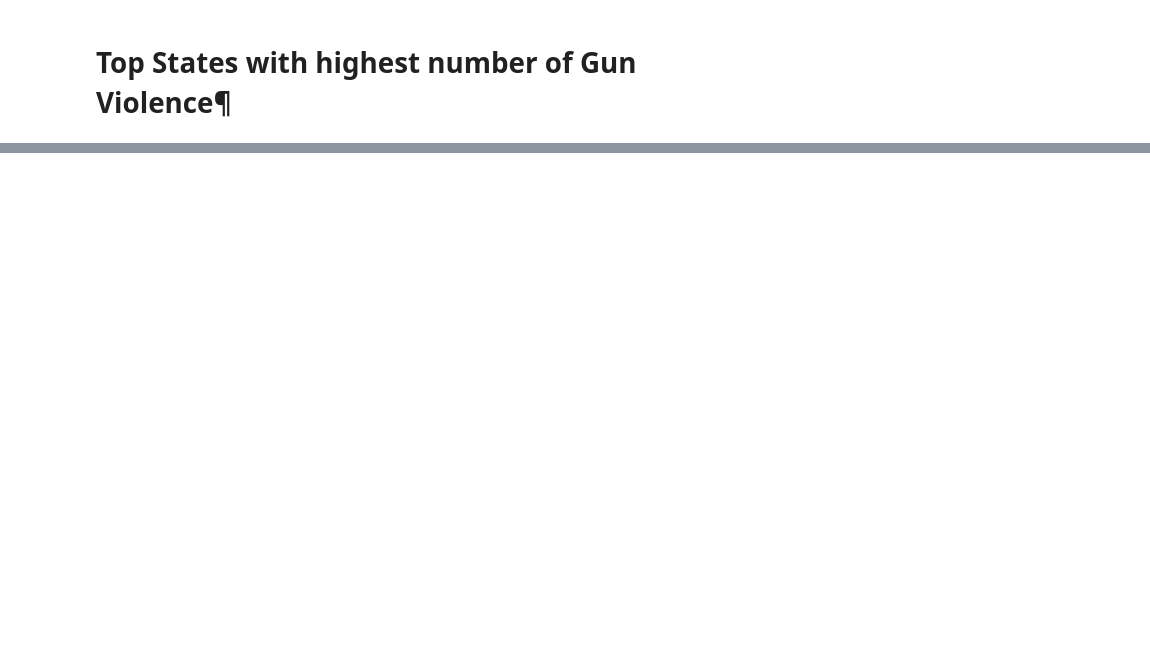
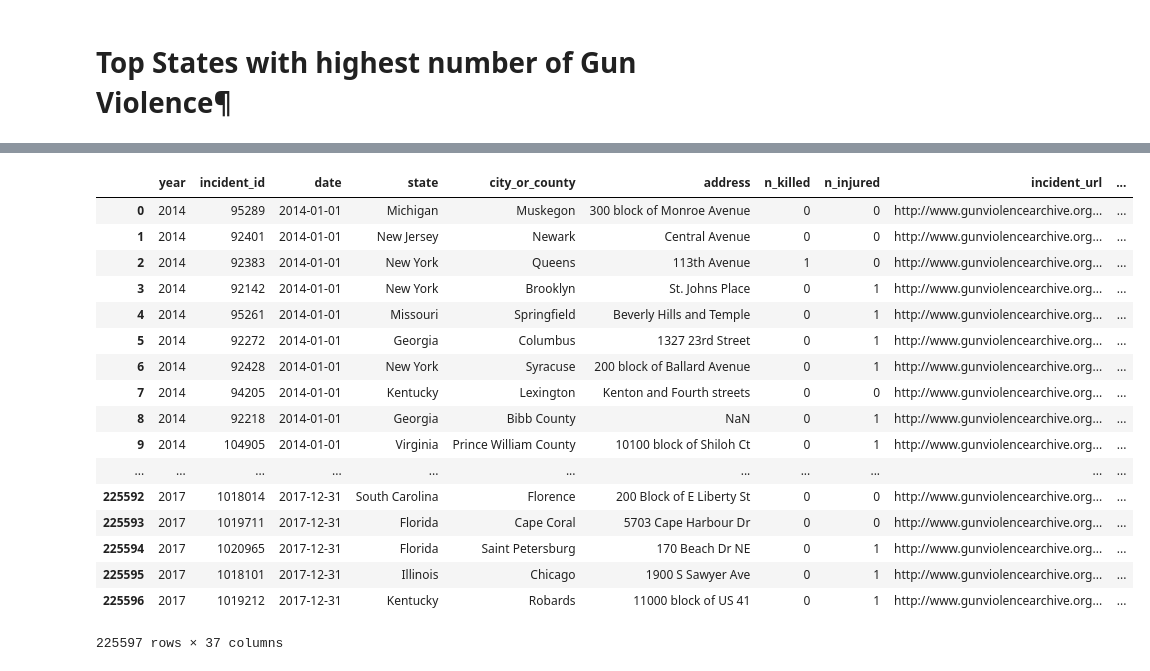
Before and after one commit to Nadide/Gun-Violence-Data-Analysis, a Jupyter notebook: analysis_notebooks/Location related analysis.ipynb, the cells around one changed output, grey strips where cells are left out. Cells and saved outputs as stored; diff of their text form; code cells hidden in the pictures; blank space fills up the shorter version.

```diff
--- a/analysis_notebooks/Location related analysis.ipynb
+++ b/analysis_notebooks/Location related analysis.ipynb
@@ -160,0 +405,12 @@ Text(0.5, 1.0, 'Top 10 High Crime Rate Cities')
+# %%
+# Add missing data manually
+missing_row = ['sban_1', '2017-10-01', 'Nevada', 'Las Vegas', 'Mandalay Bay 3950 Blvd S', 59, 489, 'https://en.wikipedia.org/wiki/2017_Las_Vegas_shooting', 'https://en.wikipedia.org/wiki/2017_Las_Vegas_shooting', '-', '-', '-', '-', '-', '36.095', 'Hotel',
+               '-115.171667', 47, 'Route 91 Harvest Festiva; concert, open fire from 32nd floor. 47 guns seized; TOTAL:59 kill, 489 inj, number shot TBD,girlfriend Marilou Danley POI', '-', '-', '-', '-', '-', '-', '-', '-', '-', '-']
+df.loc[len(df)] = missing_row
+
+# Add total loss column
+df['loss'] = df['n_killed'] + df['n_injured']
+
+#List top 10 serious gun violence incidents
+df1 = df.sort_values(['loss'], ascending=[False])
+df1[['date', 'state', 'city_or_county', 'address', 'n_killed', 'n_injured']].head(10)
@@ -160,0 +468,8 @@ Text(0.5, 1.0, 'Top 10 High Crime Rate Cities')
+# %%
+df['date'] = pd.to_datetime(df['date'])
+df['year'] = df['date'].dt.year
+df['month'] = df['date'].dt.month
+df['monthday'] = df['date'].dt.day
+df['weekday'] = df['date'].dt.weekday
+
+df.head()
@@ -160,0 +516,25 @@ Text(0.5, 1.0, 'Top 10 High Crime Rate Cities')
+# %%
+df = df.set_index('year')
+df = df.drop(2013, axis=0)
+df = df.drop(2018, axis=0)
+df.reset_index(inplace = True)
+df
+# %% [output]
+|  | year | incident_id | date | state | city_or_county | address | n_killed | n_injured | incident_url | ... |
+| 0 | 2014 | 95289 | 2014-01-01 | Michigan | Muskegon | 300 block of Monroe Avenue | 0 | 0 | http://www.gunviolencearchive.org... | ... |
+| 1 | 2014 | 92401 | 2014-01-01 | New Jersey | Newark | Central Avenue | 0 | 0 | http://www.gunviolencearchive.org... | ... |
+| 2 | 2014 | 92383 | 2014-01-01 | New York | Queens | 113th Avenue | 1 | 0 | http://www.gunviolencearchive.org... | ... |
+| 3 | 2014 | 92142 | 2014-01-01 | New York | Brooklyn | St. Johns Place | 0 | 1 | http://www.gunviolencearchive.org... | ... |
+| 4 | 2014 | 95261 | 2014-01-01 | Missouri | Springfield | Beverly Hills and Temple | 0 | 1 | http://www.gunviolencearchive.org... | ... |
+| 5 | 2014 | 92272 | 2014-01-01 | Georgia | Columbus | 1327 23rd Street | 0 | 1 | http://www.gunviolencearchive.org... | ... |
+| 6 | 2014 | 92428 | 2014-01-01 | New York | Syracuse | 200 block of Ballard Avenue | 0 | 1 | http://www.gunviolencearchive.org... | ... |
+| 7 | 2014 | 94205 | 2014-01-01 | Kentucky | Lexington | Kenton and Fourth streets | 0 | 0 | http://www.gunviolencearchive.org... | ... |
+| 8 | 2014 | 92218 | 2014-01-01 | Georgia | Bibb County | NaN | 0 | 1 | http://www.gunviolencearchive.org... | ... |
+| 9 | 2014 | 104905 | 2014-01-01 | Virginia | Prince William County | 10100 block of Shiloh Ct | 0 | 1 | http://www.gunviolencearchive.org... | ... |
+| ... | ... | ... | ... | ... | ... | ... | ... | ... | ... | ... |
+| 225592 | 2017 | 1018014 | 2017-12-31 | South Carolina | Florence | 200 Block of E Liberty St | 0 | 0 | http://www.gunviolencearchive.org... | ... |
+| 225593 | 2017 | 1019711 | 2017-12-31 | Florida | Cape Coral | 5703 Cape Harbour Dr | 0 | 0 | http://www.gunviolencearchive.org... | ... |
+| 225594 | 2017 | 1020965 | 2017-12-31 | Florida | Saint Petersburg | 170 Beach Dr NE | 0 | 1 | http://www.gunviolencearchive.org... | ... |
+| 225595 | 2017 | 1018101 | 2017-12-31 | Illinois | Chicago | 1900 S Sawyer Ave | 0 | 1 | http://www.gunviolencearchive.org... | ... |
+| 225596 | 2017 | 1019212 | 2017-12-31 | Kentucky | Robards | 11000 block of US 41 | 0 | 1 | http://www.gunviolencearchive.org... | ... |
+225597 rows × 37 columns
```
Also changed, not shown: parts of 26 cells of this notebook, 32 other files.
